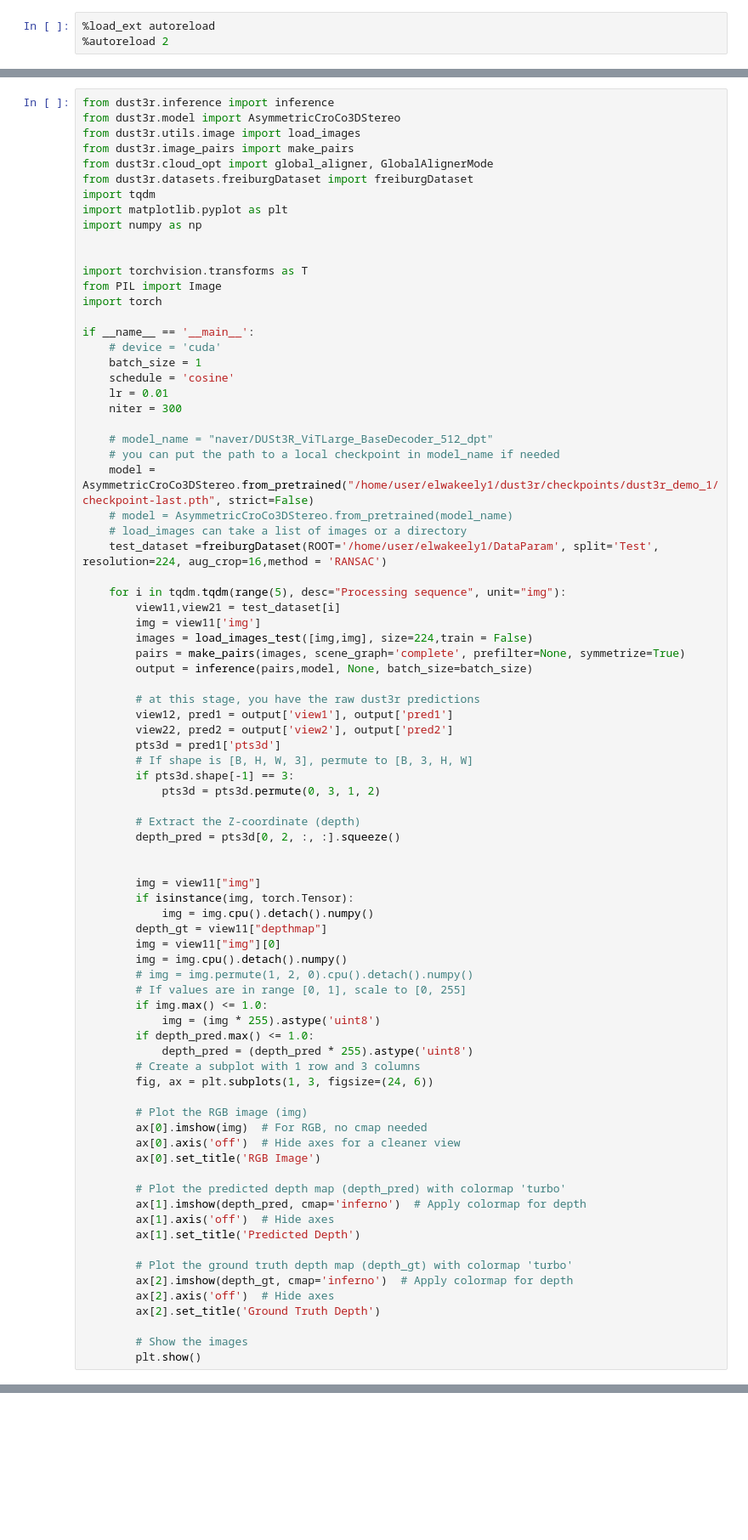
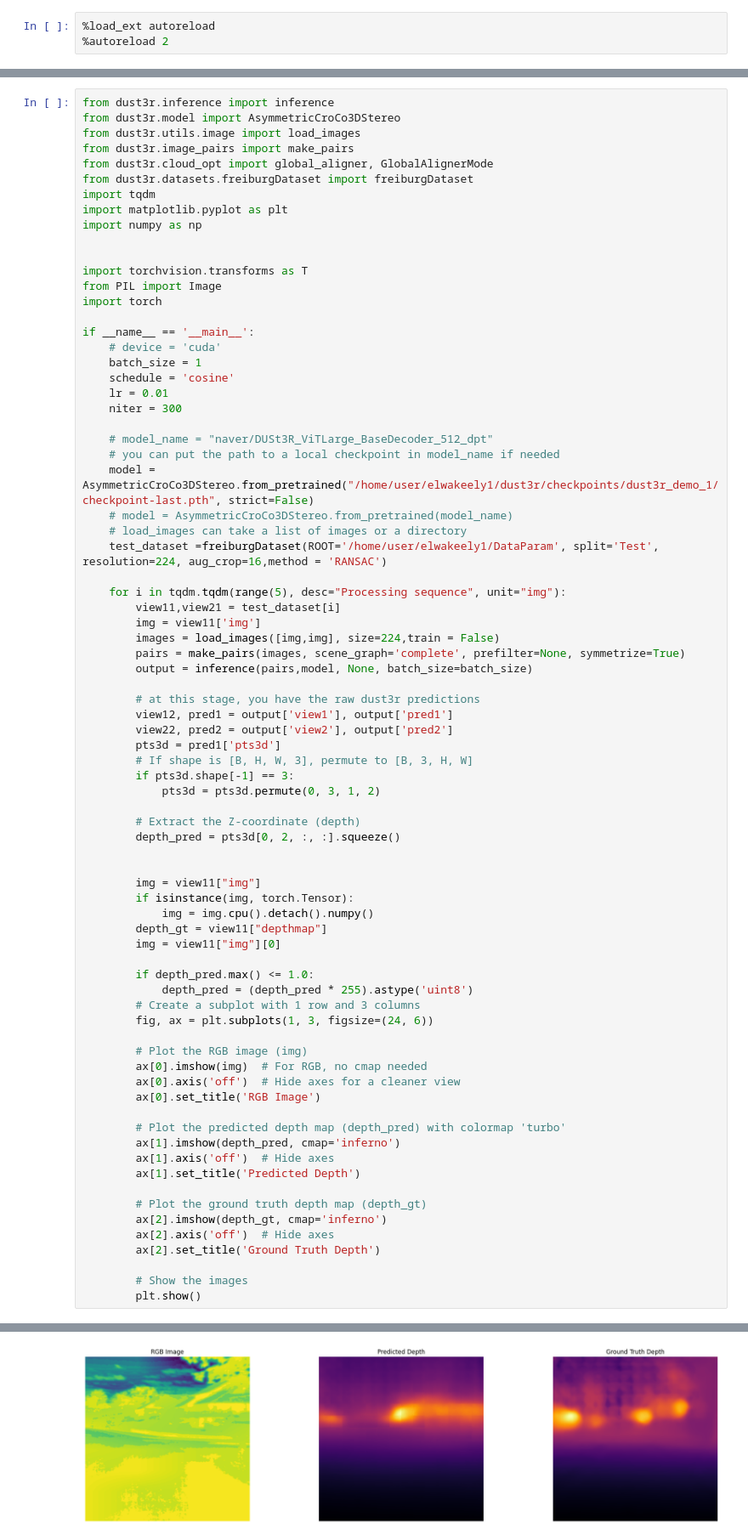
Before and after one commit to naver/dust3r, a Jupyter notebook: test.ipynb, the cells around one changed output, grey strips where cells are left out. Shown at 85% size. Cells and saved outputs as stored; diff of their text form; blank space fills up the shorter version.

```diff
--- a/test.ipynb
+++ b/test.ipynb
@@ -58,7 +58,7 @@ if __name__ == '__main__':
     for i in tqdm.tqdm(range(5), desc="Processing sequence", unit="img"):
         view11,view21 = test_dataset[i]
         img = view11['img']
-        images = load_images_test([img,img], size=224,train = False)
+        images = load_images([img,img], size=224,train = False)
         pairs = make_pairs(images, scene_graph='complete', prefilter=None, symmetrize=True)
         output = inference(pairs,model, None, batch_size=batch_size)
 
@@ -79,11 +79,7 @@ if __name__ == '__main__':
             img = img.cpu().detach().numpy()
         depth_gt = view11["depthmap"]
         img = view11["img"][0]
-        img = img.cpu().detach().numpy()
-        # img = img.permute(1, 2, 0).cpu().detach().numpy()
-        # If values are in range [0, 1], scale to [0, 255]
-        if img.max() <= 1.0:
-            img = (img * 255).astype('uint8')
+
         if depth_pred.max() <= 1.0:
             depth_pred = (depth_pred * 255).astype('uint8')
         # Create a subplot with 1 row and 3 columns
@@ -95,12 +91,12 @@ if __name__ == '__main__':
         ax[0].set_title('RGB Image')
 
         # Plot the predicted depth map (depth_pred) with colormap 'turbo'
-        ax[1].imshow(depth_pred, cmap='inferno')  # Apply colormap for depth
+        ax[1].imshow(depth_pred, cmap='inferno')
         ax[1].axis('off')  # Hide axes
         ax[1].set_title('Predicted Depth')
 
-        # Plot the ground truth depth map (depth_gt) with colormap 'turbo'
-        ax[2].imshow(depth_gt, cmap='inferno')  # Apply colormap for depth
+        # Plot the ground truth depth map (depth_gt)
+        ax[2].imshow(depth_gt, cmap='inferno')
         ax[2].axis('off')  # Hide axes
         ax[2].set_title('Ground Truth Depth')
 
@@ -110,0 +110 @@ ImportError: cannot import name 'cache' from 'functools' (/usr/lib/python3.8/fun
+[figure, added]
```
Also changed, not shown: parts of 2 cells of this notebook, 1 other file.
